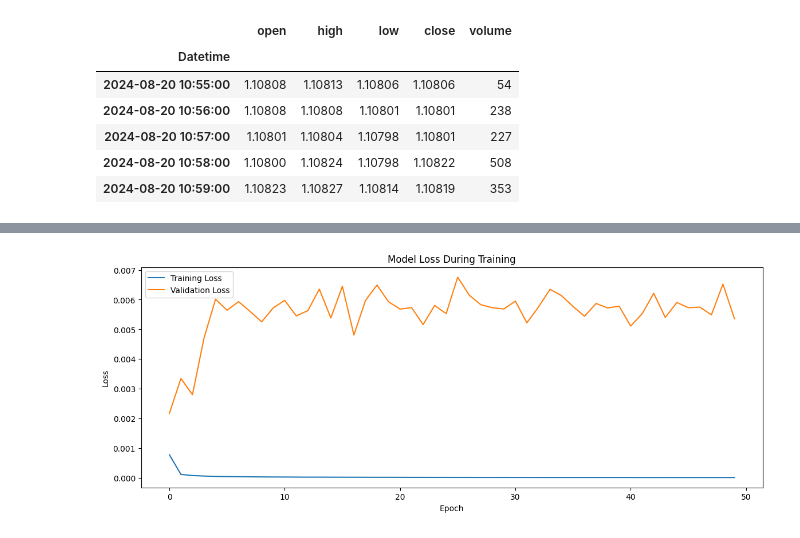
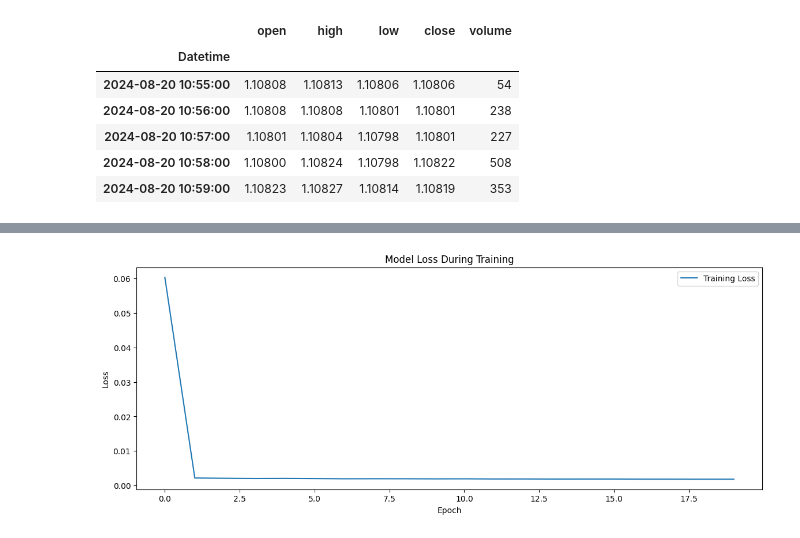
Before and after one commit to vikram-available/Trading-algo, a Jupyter notebook: LSTM.ipynb, the cells around one changed output, grey strips where cells are left out. Saved outputs shown, nothing was run; the diff lists cells and outputs as text; code cells hidden in the pictures.

```diff
--- a/LSTM.ipynb
+++ b/LSTM.ipynb
@@ -227,0 +122,10 @@ Test RMSE: 0.008630815213408373, Test MAE: 0.007737738041954102
+# %%
+df = df[(np.abs(stats.zscore(df[all_features])) < 3).all(axis=1)]
+feature_columns = [col for col in all_features if col != 'close']
+scaler = MinMaxScaler()
+scaled_features = scaler.fit_transform(df[feature_columns])
+# %%
+data_scaled = pd.DataFrame(scaled_features, columns=feature_columns, index=df.index)
+# %%
+close_scaler = MinMaxScaler()
+data_scaled['close'] = close_scaler.fit_transform(df[[target]])
@@ -227,0 +193,16 @@ Test RMSE: 0.008630815213408373, Test MAE: 0.007737738041954102
+# %%
+# 10. Train final model on all data
+# Build the final LSTM model
+model = Sequential()
+model.add(Input(shape=(X.shape[1], X.shape[2])))
+model.add(LSTM(units=25, kernel_regularizer='l2'))
+model.add(Dropout(0.5))
+model.add(Dense(units=1))
+
+model.compile(optimizer='adam', loss='mean_squared_error')
+
+# Implement early stopping
+early_stop = EarlyStopping(monitor='loss', patience=3, restore_best_weights=True)
+
+# Train the model
+history = model.fit(X, y, epochs=20, batch_size=64, callbacks=[early_stop], verbose=1)
@@ -228,12 +241,11 @@ Test RMSE: 0.008630815213408373, Test MAE: 0.007737738041954102
 # %%
-# 14. Plot training and validation loss
+# 13. Plot training loss
 plt.figure(figsize=(14, 5))
 plt.plot(history.history['loss'], label='Training Loss')
-plt.plot(history.history['val_loss'], label='Validation Loss')
 plt.title('Model Loss During Training')
 plt.xlabel('Epoch')
 plt.ylabel('Loss')
 plt.legend()
 plt.show()
 # %% [output]
-[figure, old version]
+[figure, new version]
```
Also changed, not shown: parts of 19 cells of this notebook.
